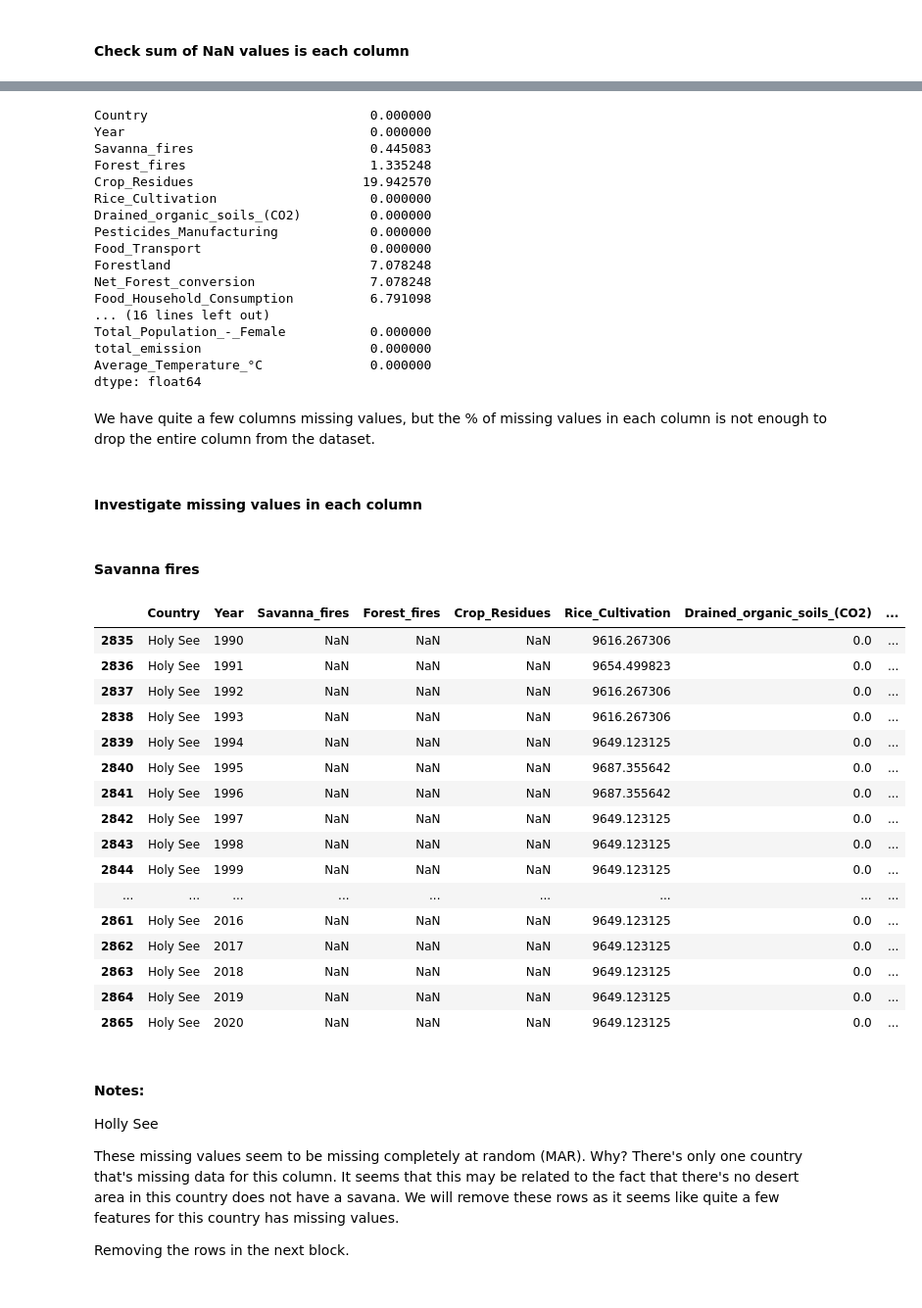
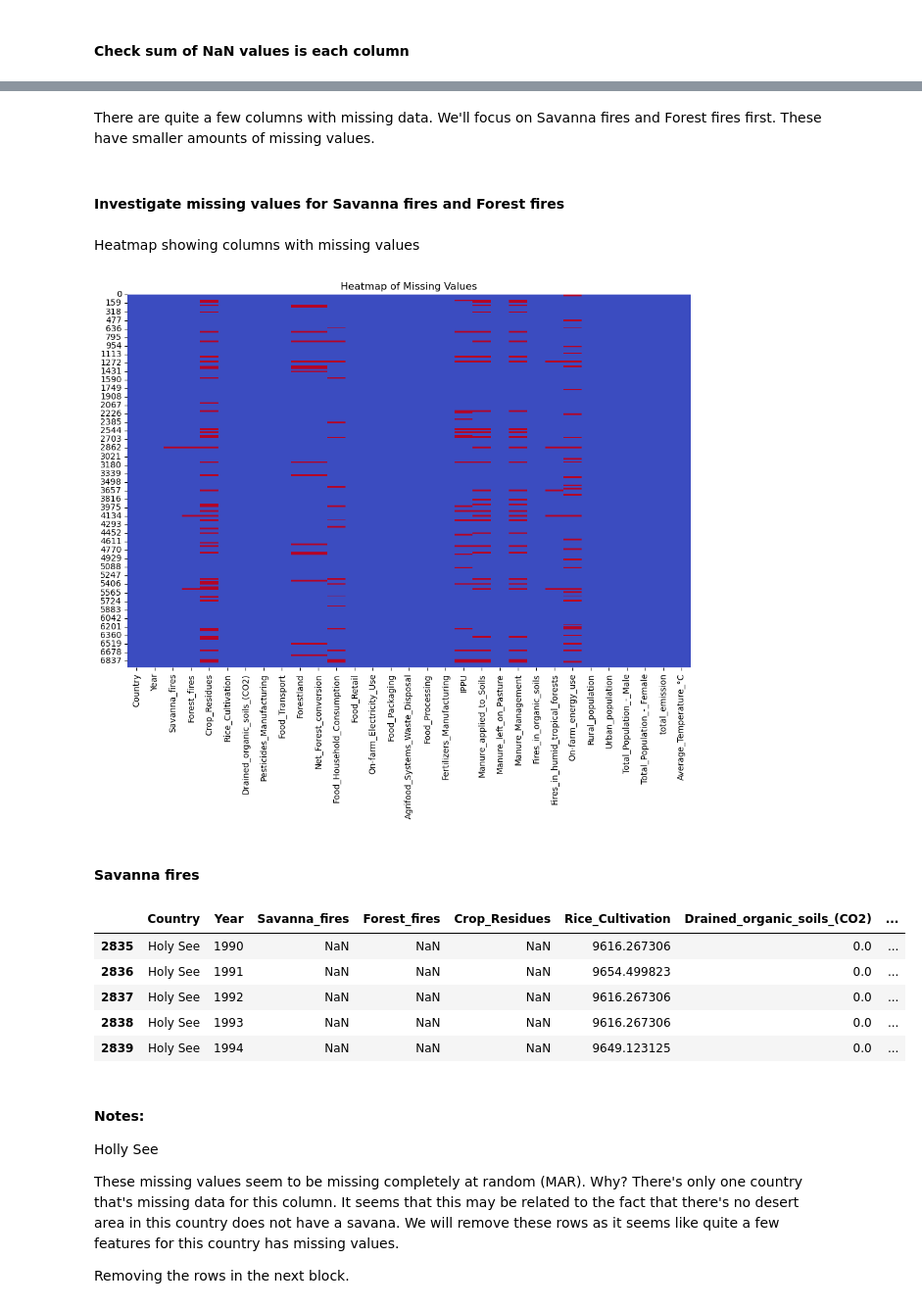
Before and after one commit to XylonD/2401PTDS_Regression_Project_Xylon, a Jupyter notebook: Analysis - Impact of agri activities on carbon emissions.ipynb, the cells around one changed output, grey strips where cells are left out. Shown at 98% size. Drawn from its saved outputs; the diff is of its cells as text; code cells hidden in the pictures.

Commit message:
Handled all issing values

```diff
--- a/Analysis - Impact of agri activities on carbon emissions.ipynb
+++ b/Analysis - Impact of agri activities on carbon emissions.ipynb
@@ -116,54 +112,31 @@ Average_Temperature_°C                0
 dtype: int64
-# %%
-column_mv = df.isnull().sum()/len(df) * 100
-column_mv
-# %% [output]
-Country                             0.000000
-Year                                0.000000
-Savanna_fires                       0.445083
-Forest_fires                        1.335248
-Crop_Residues                      19.942570
-Rice_Cultivation                    0.000000
-Drained_organic_soils_(CO2)         0.000000
-Pesticides_Manufacturing            0.000000
-Food_Transport                      0.000000
-Forestland                          7.078248
-Net_Forest_conversion               7.078248
-Food_Household_Consumption          6.791098
-... (16 lines left out)
-Total_Population_-_Female           0.000000
-total_emission                      0.000000
-Average_Temperature_°C              0.000000
-dtype: float64
-# %% [markdown]
-We have quite a few columns missing values, but the % of missing values in each column is not enough to drop the entire column from the dataset.
+# %% [markdown]
+There are quite a few columns with missing data. We'll focus on Savanna fires and Forest fires first. These have smaller amounts of missing values.
 # %% [markdown]
-#### Investigate missing values in each column
+#### Investigate missing values for Savanna fires and Forest fires
 # %%
 pd.set_option('display.max_columns', 50)
+# %% [markdown]
+Heatmap showing columns with missing values
+# %%
+plt.figure(figsize=(12, 8))
+sns.heatmap(df.isnull(), cbar=False, cmap = 'coolwarm')
+plt.title('Heatmap of Missing Values')
+plt.show()
+# %% [output]
+[figure, added]
 # %% [markdown]
 #### Savanna fires
 # %%
 #savana fires
-df[df['Savanna_fires'].isnull()]
+df[df['Savanna_fires'].isnull()].head()
 # %% [output]
 |  | Country | Year | Savanna_fires | Forest_fires | Crop_Residues | Rice_Cultivation | Drained_organic_soils_(CO2) | ... |
 | 2835 | Holy See | 1990 | NaN | NaN | NaN | 9616.267306 | 0.0 | ... |
 | 2836 | Holy See | 1991 | NaN | NaN | NaN | 9654.499823 | 0.0 | ... |
 | 2837 | Holy See | 1992 | NaN | NaN | NaN | 9616.267306 | 0.0 | ... |
 | 2838 | Holy See | 1993 | NaN | NaN | NaN | 9616.267306 | 0.0 | ... |
 | 2839 | Holy See | 1994 | NaN | NaN | NaN | 9649.123125 | 0.0 | ... |
-| 2840 | Holy See | 1995 | NaN | NaN | NaN | 9687.355642 | 0.0 | ... |
-| 2841 | Holy See | 1996 | NaN | NaN | NaN | 9687.355642 | 0.0 | ... |
-| 2842 | Holy See | 1997 | NaN | NaN | NaN | 9649.123125 | 0.0 | ... |
-| 2843 | Holy See | 1998 | NaN | NaN | NaN | 9649.123125 | 0.0 | ... |
-| 2844 | Holy See | 1999 | NaN | NaN | NaN | 9649.123125 | 0.0 | ... |
-| ... | ... | ... | ... | ... | ... | ... | ... | ... |
-| 2861 | Holy See | 2016 | NaN | NaN | NaN | 9649.123125 | 0.0 | ... |
-| 2862 | Holy See | 2017 | NaN | NaN | NaN | 9649.123125 | 0.0 | ... |
-| 2863 | Holy See | 2018 | NaN | NaN | NaN | 9649.123125 | 0.0 | ... |
-| 2864 | Holy See | 2019 | NaN | NaN | NaN | 9649.123125 | 0.0 | ... |
-| 2865 | Holy See | 2020 | NaN | NaN | NaN | 9649.123125 | 0.0 | ... |
 # %% [markdown]
 #### Notes:
 Holly See
```
Also changed, not shown: parts of 77 cells of this notebook.
